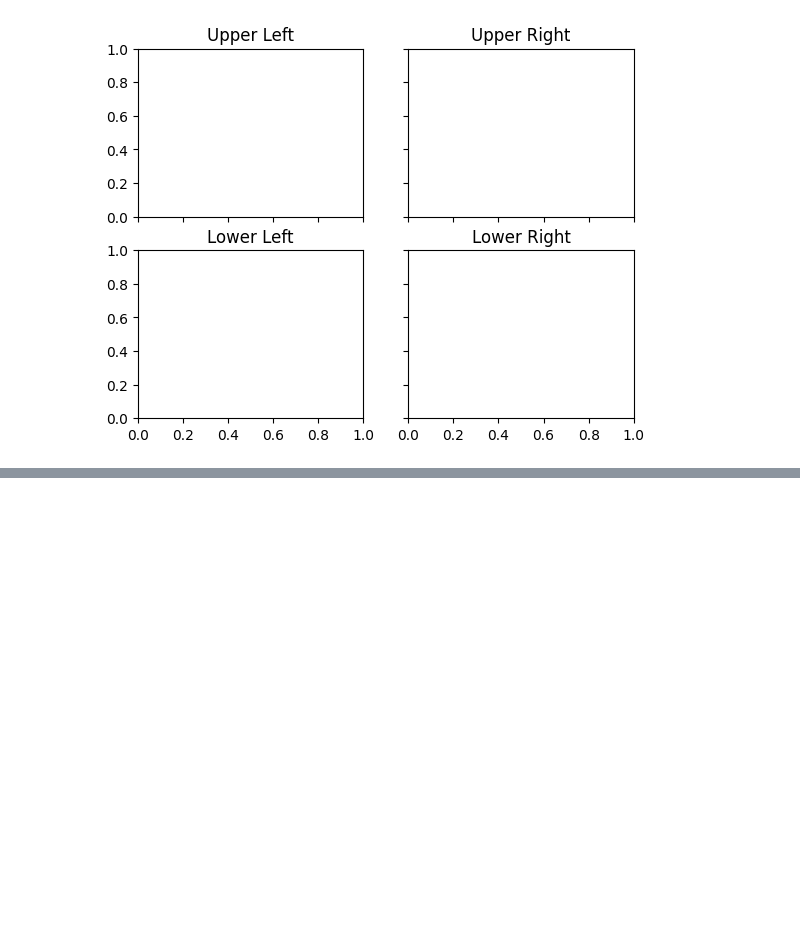
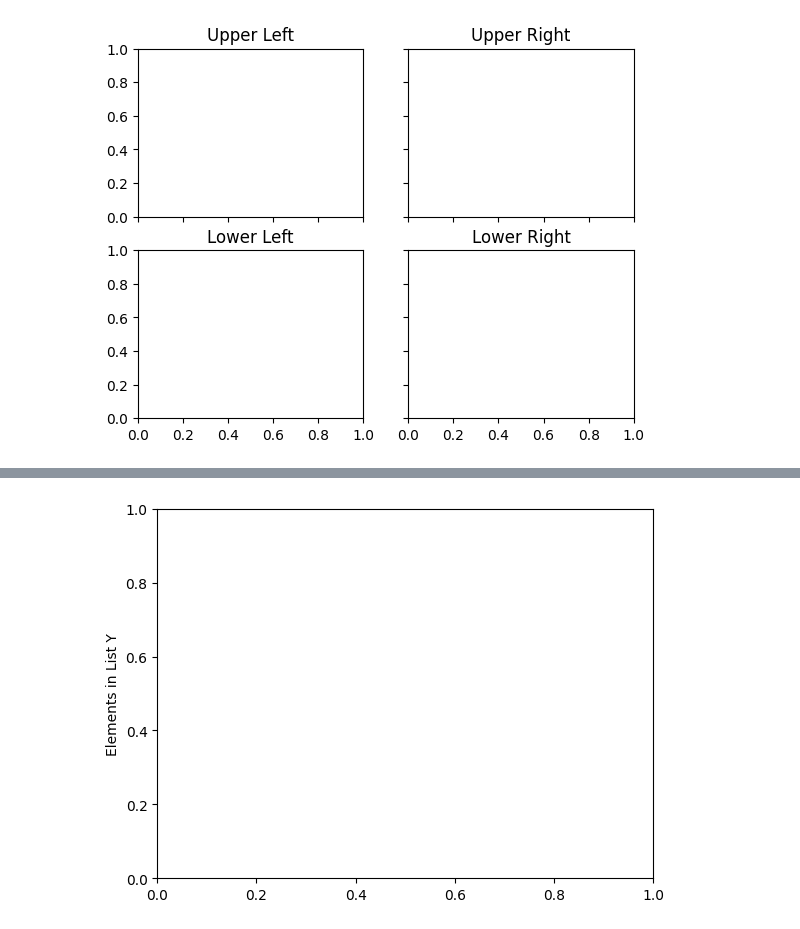
Before and after one commit to gr8bipin/python_basics_finance, a Jupyter notebook: matplotlib.ipynb, the cells around one changed output, grey strips where cells are left out. Drawn from its saved outputs; the diff is of its cells as text; code cells hidden in the pictures; blank space fills up the shorter version.

```diff
--- a/matplotlib.ipynb
+++ b/matplotlib.ipynb
@@ -253,0 +339,5 @@ plt.show()
+# %%
+plt.ylabel('Elements in List Y')
+plt.show()
+# %% [output]
+[figure, added]
```
Also changed, not shown: parts of 38 cells of this notebook.
